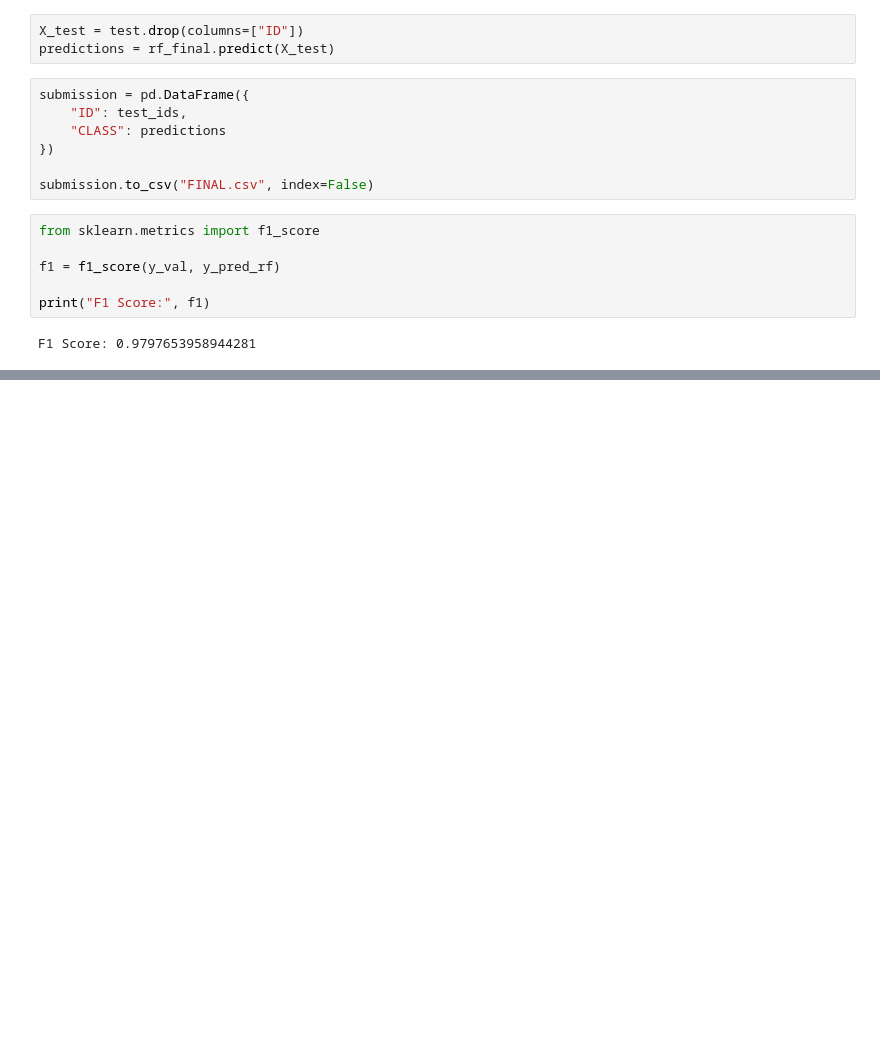
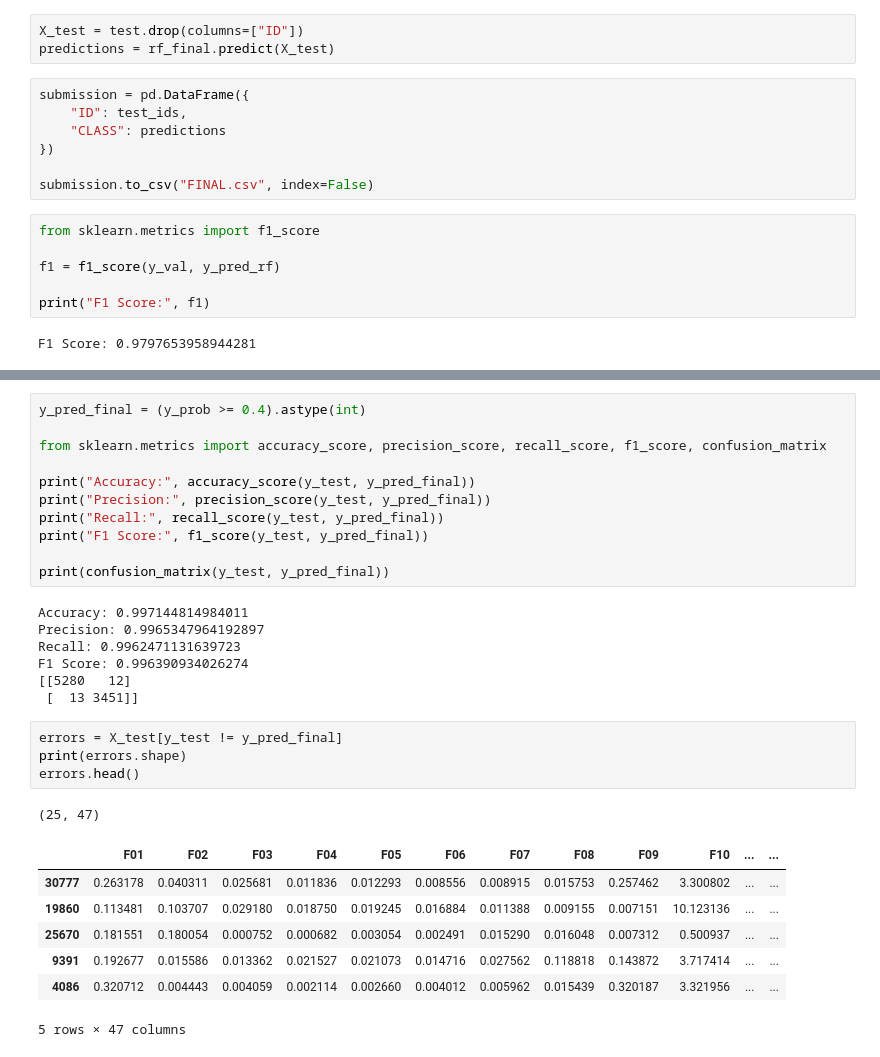
Before and after one commit to riyajoshi2004/ML-Challenge-GEHU, a Jupyter notebook: ml.ipynb, the cells around one changed output, grey strips where cells are left out. Saved outputs shown, nothing was run; the diff lists cells and outputs as text; blank space fills up the shorter version.

```diff
--- a/ml.ipynb
+++ b/ml.ipynb
@@ -471,0 +553,31 @@ F1 Score: 0.9797653958944281
+# %%
+y_pred_final = (y_prob >= 0.4).astype(int)
+
+from sklearn.metrics import accuracy_score, precision_score, recall_score, f1_score, confusion_matrix
+
+print("Accuracy:", accuracy_score(y_test, y_pred_final))
+print("Precision:", precision_score(y_test, y_pred_final))
+print("Recall:", recall_score(y_test, y_pred_final))
+print("F1 Score:", f1_score(y_test, y_pred_final))
+
+print(confusion_matrix(y_test, y_pred_final))
+# %% [output]
+Accuracy: 0.997144814984011
+Precision: 0.9965347964192897
+Recall: 0.9962471131639723
+F1 Score: 0.996390934026274
+[[5280   12]
+ [  13 3451]]
+# %%
+errors = X_test[y_test != y_pred_final]
+print(errors.shape)
+errors.head()
+# %% [output]
+(25, 47)
+|  | F01 | F02 | F03 | F04 | F05 | F06 | F07 | F08 | F09 | F10 | ... | ... |
+| 30777 | 0.263178 | 0.040311 | 0.025681 | 0.011836 | 0.012293 | 0.008556 | 0.008915 | 0.015753 | 0.257462 | 3.300802 | ... | ... |
+| 19860 | 0.113481 | 0.103707 | 0.029180 | 0.018750 | 0.019245 | 0.016884 | 0.011388 | 0.009155 | 0.007151 | 10.123136 | ... | ... |
+| 25670 | 0.181551 | 0.180054 | 0.000752 | 0.000682 | 0.003054 | 0.002491 | 0.015290 | 0.016048 | 0.007312 | 0.500937 | ... | ... |
+| 9391 | 0.192677 | 0.015586 | 0.013362 | 0.021527 | 0.021073 | 0.014716 | 0.027562 | 0.118818 | 0.143872 | 3.717414 | ... | ... |
+| 4086 | 0.320712 | 0.004443 | 0.004059 | 0.002114 | 0.002660 | 0.004012 | 0.005962 | 0.015439 | 0.320187 | 3.321956 | ... | ... |
+5 rows × 47 columns
```
Also changed, not shown: parts of 12 cells of this notebook, 1 other file.
